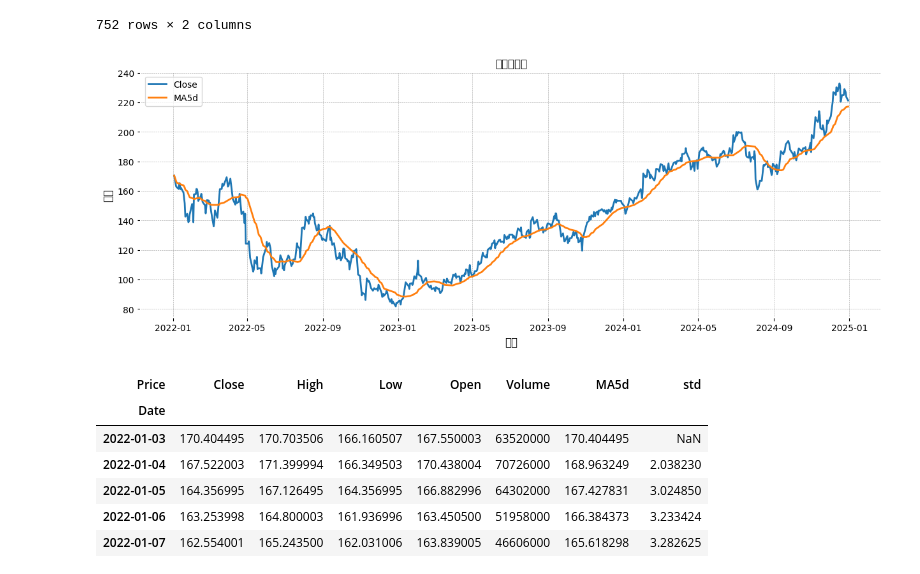
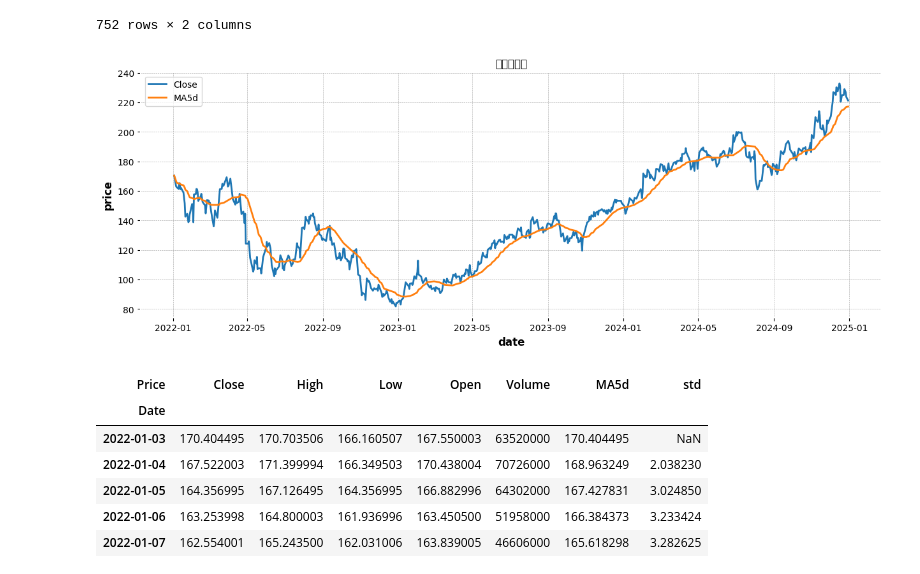
Before and after one commit to shgolf/stock_analysis, a Jupyter notebook: fetch.ipynb, the cells around one changed output. Cells and saved outputs as stored; diff of their text form; code cells hidden in the pictures.

```diff
--- a/fetch.ipynb
+++ b/fetch.ipynb
@@ -231,9 +227,7 @@ data = yf.download(ticker, start="2022-01-01", end="2024-12-31", interval="1d")
 if isinstance(data.columns, pd.MultiIndex):
     # 第1レベル（Price, Close, High, Low, Open）だけをカラムとして使用
     data.columns = data.columns.get_level_values(0)
-else:
-    # すでにマルチインデックスでない場合、何もしない
-    pass
+
 price = data["Close"]
 span = 30
 
@@ -280,15 +274,16 @@ data_ma
 | 2024-12-30 | 221.300003 | 217.232333 |
 752 rows × 2 columns
 # %%
+# plt.plotで折れ線グラフを描画
 plt.figure(figsize=(15, 5))
 plt.plot(data_ma.index, data_ma)
 plt.title("株価の推移")
-plt.xlabel("日付")
-plt.ylabel("株価")
+plt.xlabel("date")
+plt.ylabel("price")
 plt.legend(data_ma)
 plt.show()
 # %% [output]
-[figure, old version]
+[figure, new version]
 # %%
 data["std"] = price.rolling(window=span,min_periods=1).std()
 data
```
Also changed, not shown: parts of 5 cells of this notebook, 4 other files.
